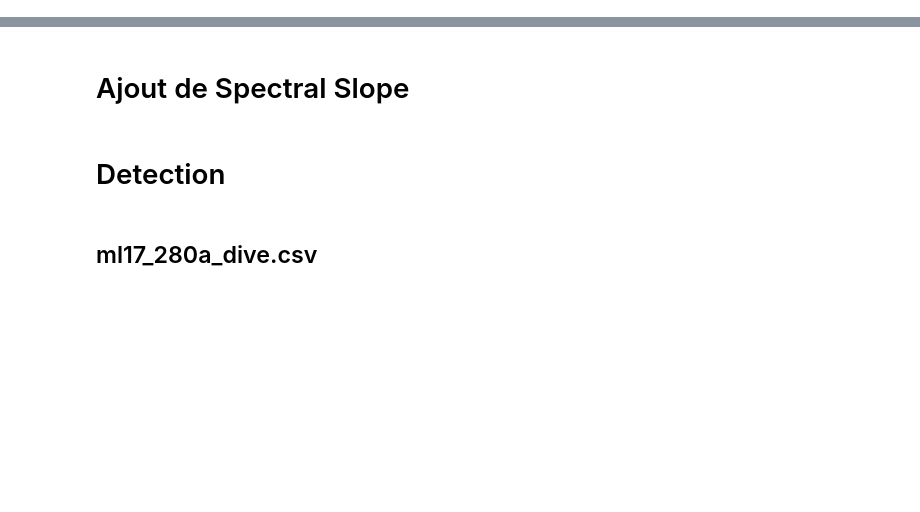
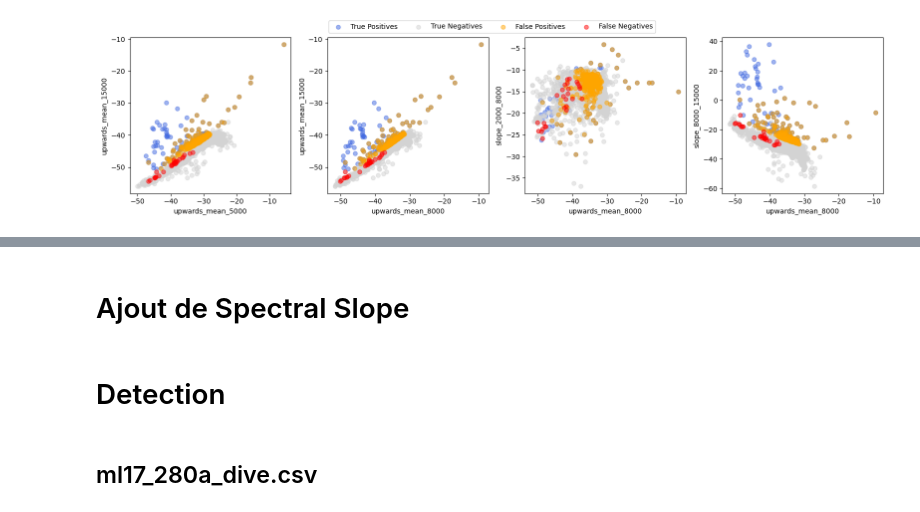
Before and after one commit to gmanatole/Biologging_Toolkit, a Jupyter notebook: notebooks/run_rain_empirical.ipynb, the cells around one changed output, grey strips where cells are left out. Saved outputs shown, nothing was run; the diff lists cells and outputs as text; code cells hidden in the pictures; blank space fills up the shorter version.

```diff
--- a/notebooks/run_rain_empirical.ipynb
+++ b/notebooks/run_rain_empirical.ipynb
@@ -61,0 +42,4 @@ features_csv = ['downwards_mean_500', 'downwards_mean_1000', 'downwards_mean_250
+# %%
+R_Utils.plot_classification_spl(inst.df)
+# %% [output]
+[figure, added]
```
Also changed, not shown: parts of 14 cells of this notebook, 4 other files.
